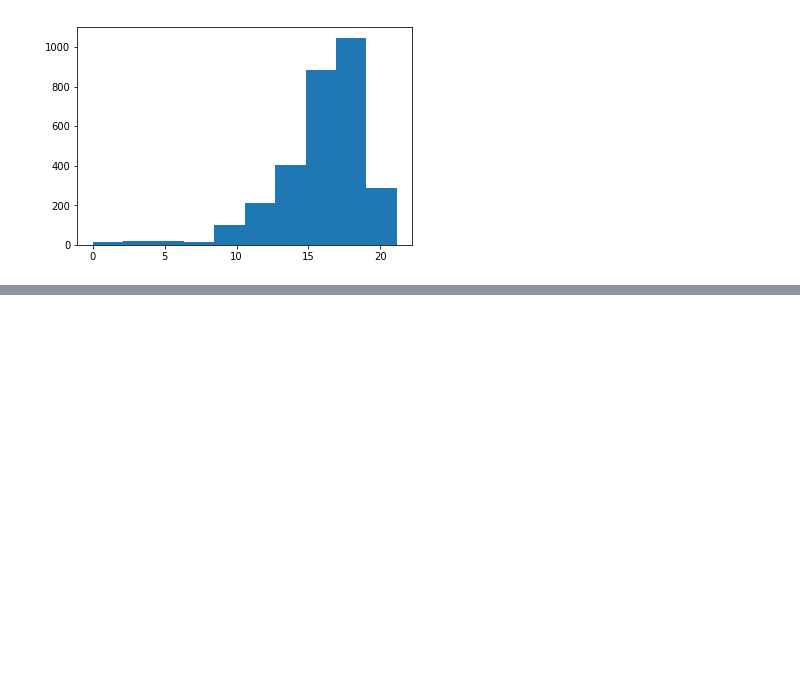
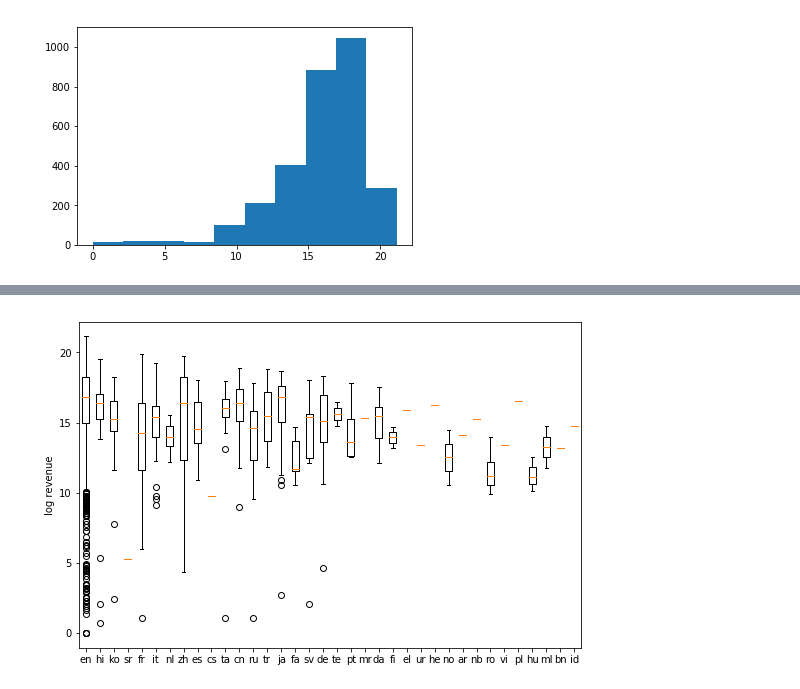
Before and after one commit to IsaLaughlin/CAP4770-Group_13, a Jupyter notebook: src/Data Analysis.ipynb, the cells around one changed output, grey strips where cells are left out. Cells and saved outputs as stored; diff of their text form; code cells hidden in the pictures; blank space fills up the shorter version.

```diff
--- a/src/Data Analysis.ipynb
+++ b/src/Data Analysis.ipynb
@@ -165,0 +197,9 @@ Family 17.30978058785003        not Family 15.831803086992798   diff:  1.4779775
+# %%
+fig = plt.figure(1, figsize=(9, 6))
+ax = fig.add_subplot(111)
+bp = ax.boxplot(revs)
+ax.set_xticklabels(langs)
+ax.set_ylabel('log revenue')
+fig.savefig('logdiffcollection.png', bbox_inches='tight')
+# %% [output]
+[figure, added]
```
Also changed, not shown: parts of 14 cells of this notebook, 1 other file.
